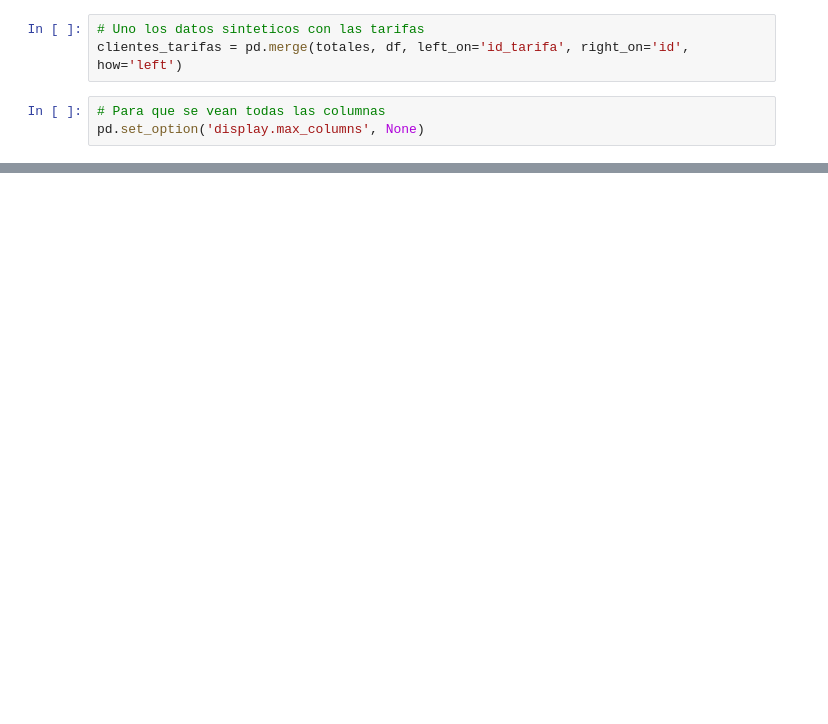
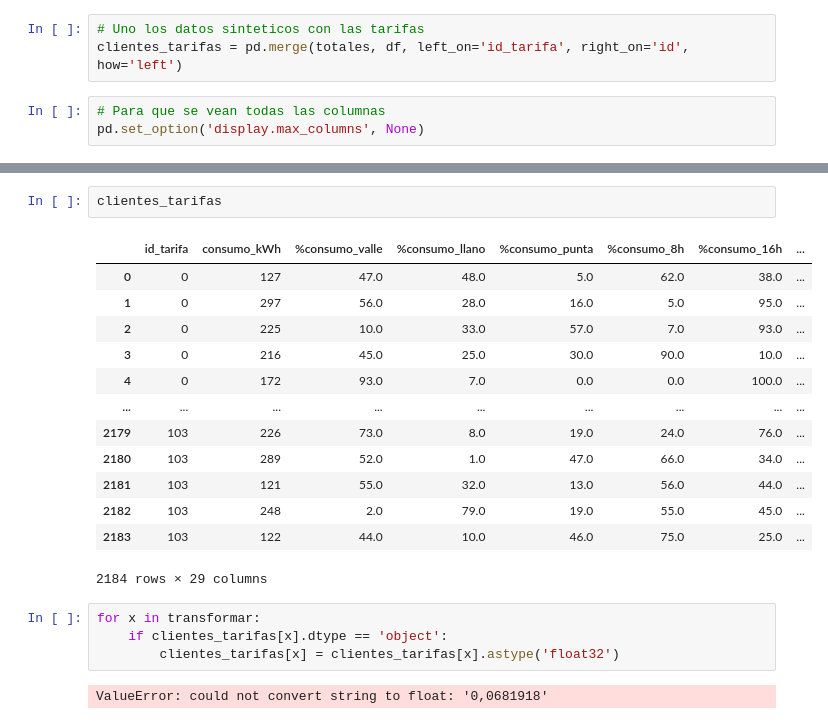
Before and after one commit to emmawv/desafio_comparador, a Jupyter notebook: Codigo/Codigo.ipynb, the cells around one changed output, grey strips where cells are left out. Drawn from its saved outputs; the diff is of its cells as text; blank space fills up the shorter version.

```diff
--- a/Codigo/Codigo.ipynb
+++ b/Codigo/Codigo.ipynb
@@ -152,0 +178,22 @@ clientes_tarifas[clientes_tarifas['id_tarifa'] == 12]
+# %%
+clientes_tarifas
+# %% [output]
+|  | id_tarifa | consumo_kWh | %consumo_valle | %consumo_llano | %consumo_punta | %consumo_8h | %consumo_16h | ... |
+| 0 | 0 | 127 | 47.0 | 48.0 | 5.0 | 62.0 | 38.0 | ... |
+| 1 | 0 | 297 | 56.0 | 28.0 | 16.0 | 5.0 | 95.0 | ... |
+| 2 | 0 | 225 | 10.0 | 33.0 | 57.0 | 7.0 | 93.0 | ... |
+| 3 | 0 | 216 | 45.0 | 25.0 | 30.0 | 90.0 | 10.0 | ... |
+| 4 | 0 | 172 | 93.0 | 7.0 | 0.0 | 0.0 | 100.0 | ... |
+| ... | ... | ... | ... | ... | ... | ... | ... | ... |
+| 2179 | 103 | 226 | 73.0 | 8.0 | 19.0 | 24.0 | 76.0 | ... |
+| 2180 | 103 | 289 | 52.0 | 1.0 | 47.0 | 66.0 | 34.0 | ... |
+| 2181 | 103 | 121 | 55.0 | 32.0 | 13.0 | 56.0 | 44.0 | ... |
+| 2182 | 103 | 248 | 2.0 | 79.0 | 19.0 | 55.0 | 45.0 | ... |
+| 2183 | 103 | 122 | 44.0 | 10.0 | 46.0 | 75.0 | 25.0 | ... |
+2184 rows × 29 columns
+# %%
+for x in transformar:
+    if clientes_tarifas[x].dtype == 'object':
+        clientes_tarifas[x] = clientes_tarifas[x].astype('float32')
+# %% [output]
+ValueError: could not convert string to float: '0,0681918'
```
Also changed, not shown: parts of 10 cells of this notebook.
